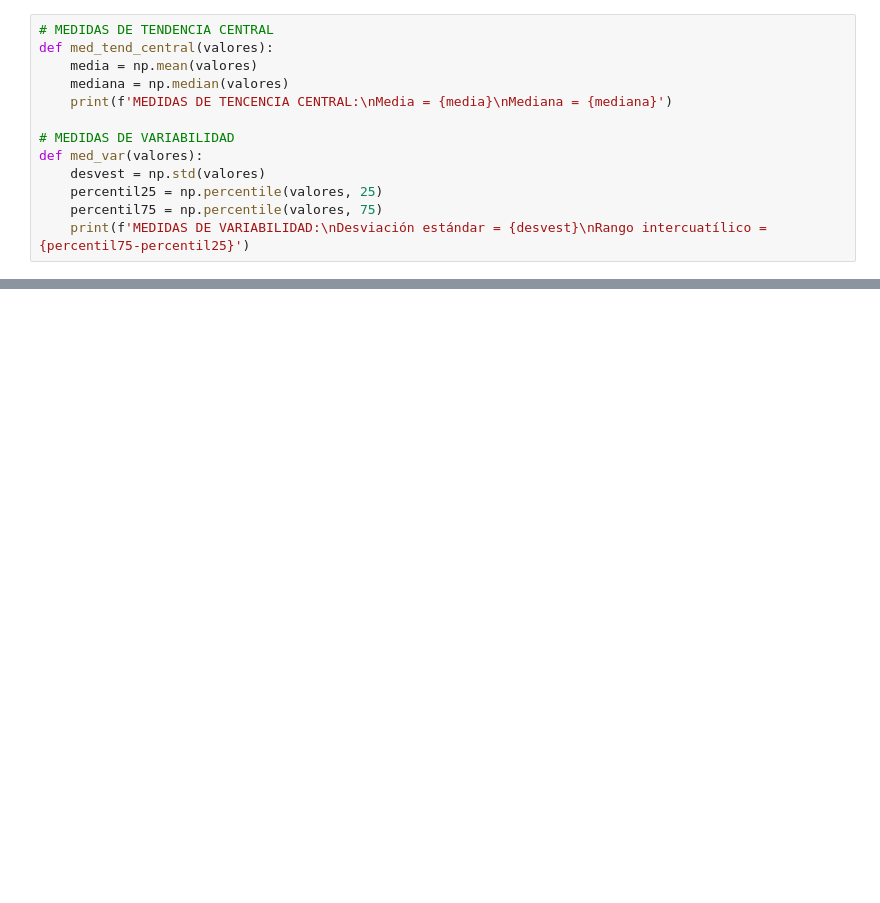
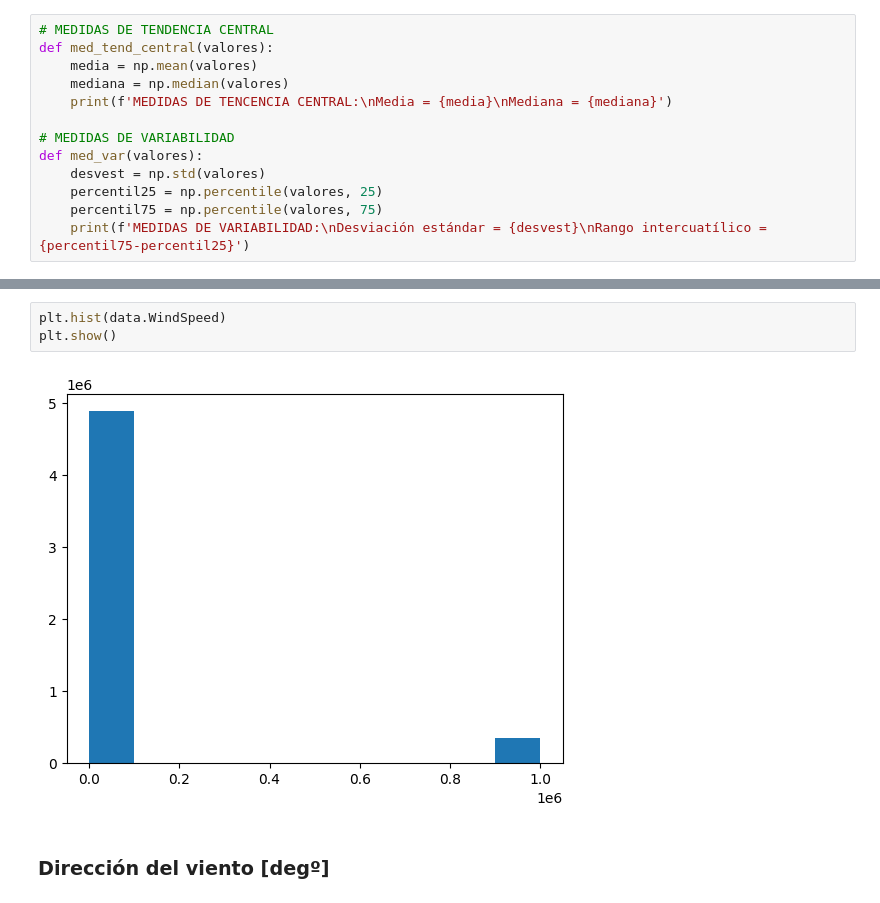
Before and after one commit to BertaVives/Analisis-de-la-insuficiencia-cardiaca, a Jupyter notebook: src/EDA.ipynb, the cells around one changed output, grey strips where cells are left out. Drawn from its saved outputs; the diff is of its cells as text; blank space fills up the shorter version.

```diff
--- a/src/EDA.ipynb
+++ b/src/EDA.ipynb
@@ -101,3 +120,10 @@ plt.boxplot(data['Phase Angle'])
 plt.show()
 # %% [output]
 [figure]
+# %%
+plt.hist(data.WindSpeed)
+plt.show()
+# %% [output]
+[figure, added]
+# %% [markdown]
+### Dirección del viento [degº]
```
Also changed, not shown: parts of 28 cells of this notebook, 1 other file.
